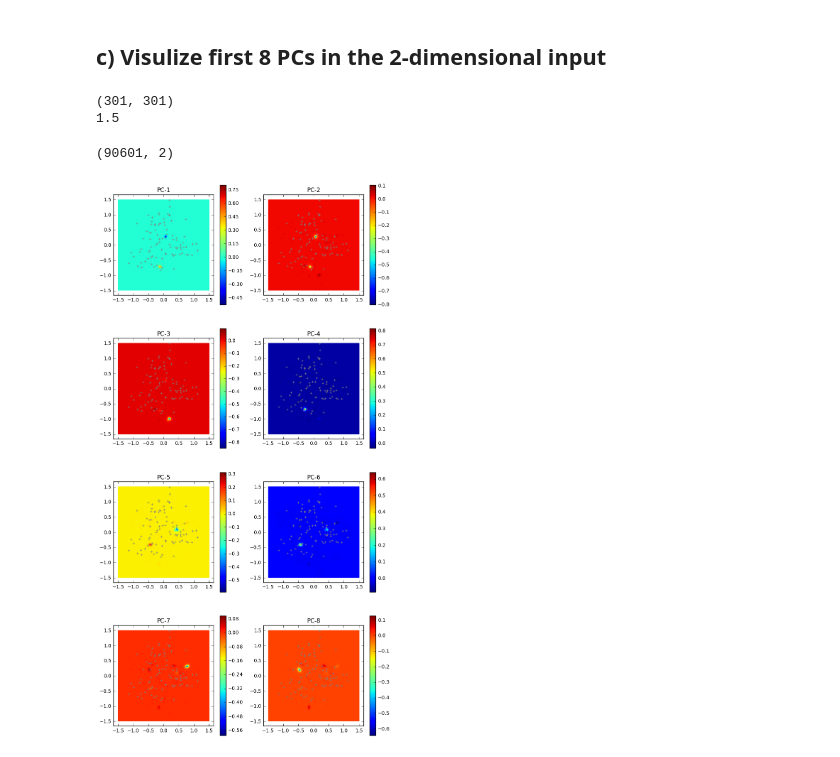
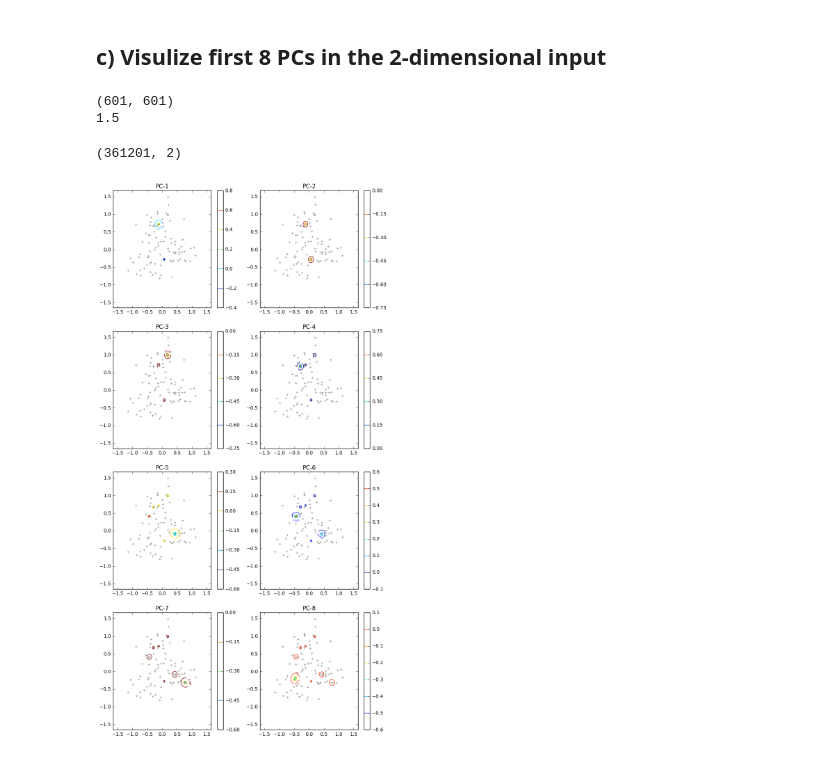
Before and after one commit to p16i/course-machine-intelligence-2, a Jupyter notebook: w4-kernel-pca/kernel-pca.ipynb, the cells around one changed output. Saved outputs shown, nothing was run; the diff lists cells and outputs as text; code cells hidden in the pictures.

Commit message:
update plot

```diff
--- a/w4-kernel-pca/kernel-pca.ipynb
+++ b/w4-kernel-pca/kernel-pca.ipynb
@@ -76,7 +76,7 @@ myPCA.eig_vectors[0].shape
 ## c) Visulize first 8 PCs in the 2-dimensional input
 # %%
 grid_space = 1.5
-delta = 0.01
+delta = 0.005
 
 x = np.arange(-grid_space, grid_space + delta, delta)
 y = np.arange(-grid_space, grid_space + delta, delta)
@@ -86,24 +86,26 @@ grid_points = len(X)
 print(X.shape)
 print(np.max(Y))
 # %% [output]
-(301, 301)
+(601, 601)
 1.5
 # %%
 test_data = np.hstack([X.reshape((grid_points**2,1)),Y.reshape((grid_points**2,1))])
 print(test_data.shape)
 # %% [output]
-(90601, 2)
+(361201, 2)
 # %%
 test_data_rbf = list(map(lambda x: spanOnRBFDims(x, training_data), test_data ))
 test_data_rbf = np.array(test_data_rbf).reshape( (len(test_data),90) )
 # %%
 plt.figure(figsize=(10,20))
 for i in range(8):
     Z = myPCA.project(test_data_rbf)[:,i].reshape((grid_points,grid_points))
     plt.subplot(4,2,i+1)
-    plt.imshow(Z, extent=[-grid_space, grid_space, -grid_space, grid_space])
+#     plt.imshow(Z, extent=[-grid_space, grid_space, -grid_space, grid_space])
+    ct = plt.contour(X,Y,Z)
+    plt.clabel(ct, inline=1, fontsize=5)
     plt.colorbar()
     plt.title("PC-%d" % (i+1))
     plt.scatter(training_data[:,0], training_data[:,1], color='grey', marker='+', alpha=0.8)
 # %% [output]
-[figure, old version]
+[figure, new version]
```
